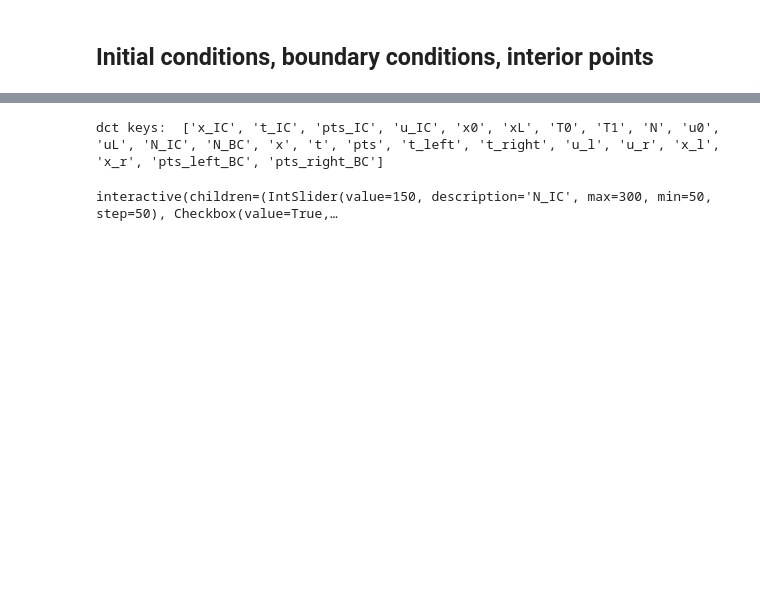
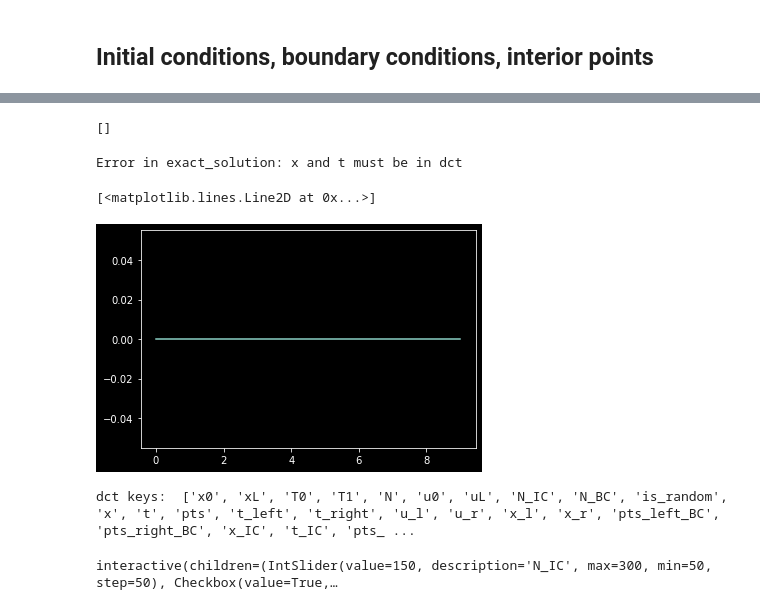
Before and after one commit to fsu-sc/sciml_seminar, a Jupyter notebook: PINN/burger_gordon_random_grid/pinn_burger_eq.ipynb, the cells around one changed output, grey strips where cells are left out. Cells and saved outputs as stored; diff of their text form; code cells hidden in the pictures; blank space fills up the shorter version.

```diff
--- a/PINN/burger_gordon_random_grid/pinn_burger_eq.ipynb
+++ b/PINN/burger_gordon_random_grid/pinn_burger_eq.ipynb
@@ -61,18 +63,32 @@ print(list(dct.keys()))
 # %%
 def exact_solution():
-    dct = impl.GlobDict()
+    dct = GlobDct()
+    if "x" not in dct or "t" not in dct:
+        print("Error in exact_solution: x and t must be in dct")
+        return np.zeros(10)
     x = dct.x
     t = dct.t
     nu = dct.nu
     return tt(np.exp(-nu * np.pi**2 * t) * np.sin(np.pi * x))
+# %%
+dctkeys()
+# %% [output]
+[]
+# %%
+e = exact_solution()
+plt.plot(e)
+# %% [output]
+Error in exact_solution: x and t must be in dct
+[<matplotlib.lines.Line2D at 0x...>]
+[figure, added]
 # %%
 def fill_dct():
-    dct = impl.GlobDct()
+    dct = GlobDct()
     dct.x0 = tt(0.)
     dct.xL = tt(2.)
     dct.T0 = tt(0.)
-    dct.T1 = tt(3.)
-    dct.N = 1000
+    dct.T1 = tt(1.)
+    dct.N = 30
     dct.u0 = tt(0.)
     dct.uL = tt(0.)
     dct.N_IC = 300
@@ -82,9 +98,9 @@ def fill_dct():
     impl.IC(**dct)
     print("dct keys: ", list(dct.keys()))
 
-fill_dct()
+fill_dct();
 # %% [output]
-dct keys:  ['x_IC', 't_IC', 'pts_IC', 'u_IC', 'x0', 'xL', 'T0', 'T1', 'N', 'u0', 'uL', 'N_IC', 'N_BC', 'x', 't', 'pts', 't_left', 't_right', 'u_l', 'u_r', 'x_l', 'x_r', 'pts_left_BC', 'pts_right_BC']
+dct keys:  ['x0', 'xL', 'T0', 'T1', 'N', 'u0', 'uL', 'N_IC', 'N_BC', 'is_random', 'x', 't', 'pts', 't_left', 't_right', 'u_l', 'u_r', 'x_l', 'x_r', 'pts_left_BC', 'pts_right_BC', 'x_IC', 't_IC', 'pts_ ...
 # %%
 @interact(N_IC=(50,300,50), rerun=True)
 def plt_initial(N_IC, rerun):
```
Also changed, not shown: parts of 17 cells of this notebook, 10 other files.
